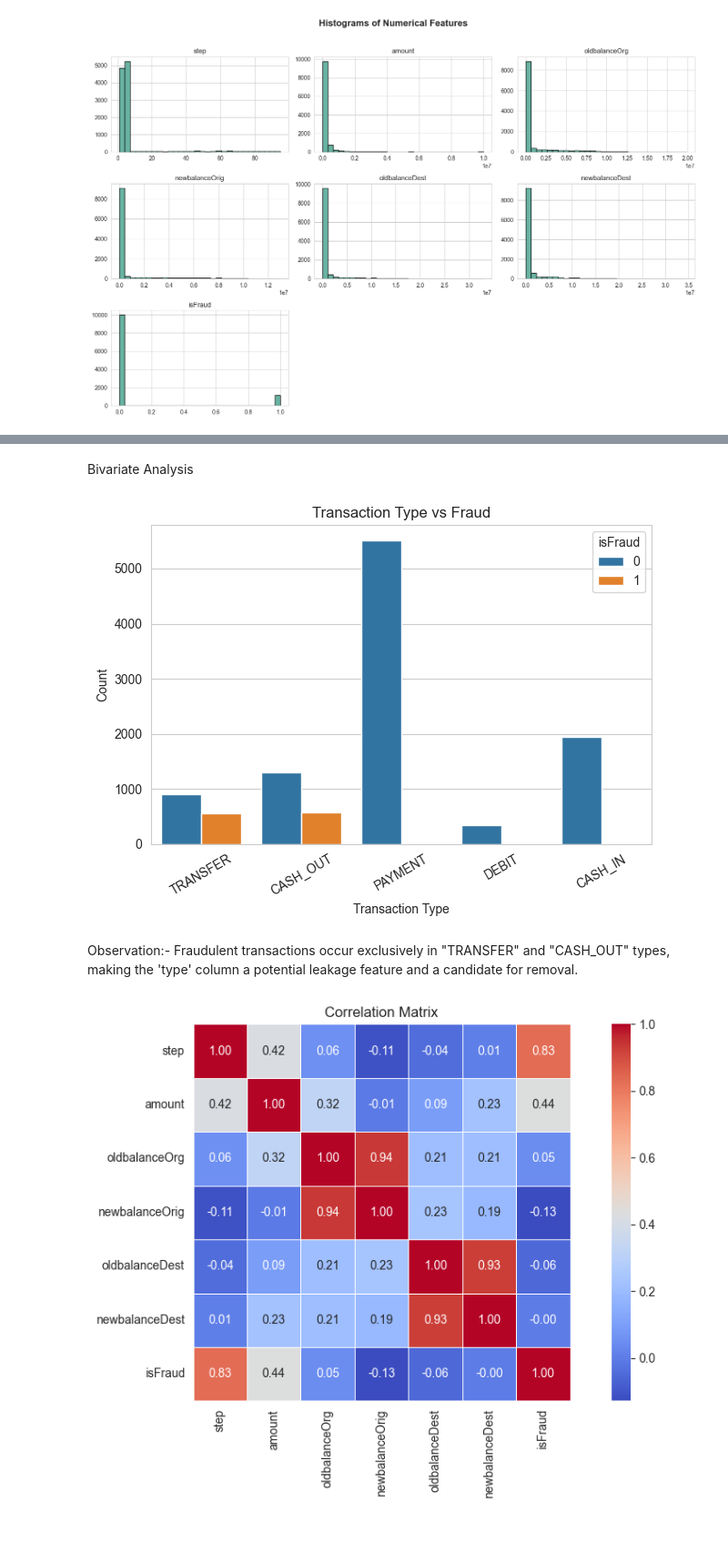
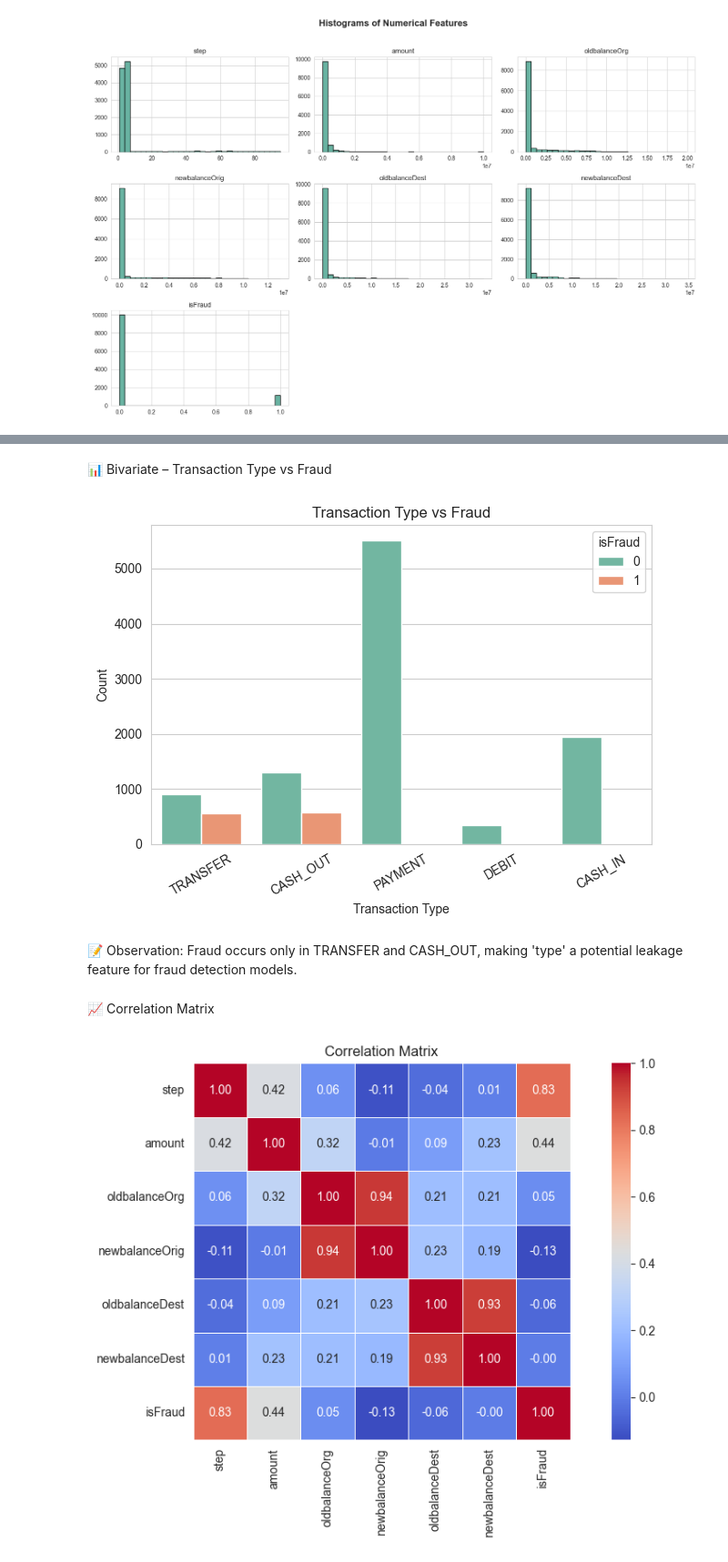
Before and after one commit to SumeetYadav0/fraud-detection-capstone, a Jupyter notebook: eda.ipynb, the cells around one changed output, grey strips where cells are left out. Shown: that part at 91% size. Cells and saved outputs as stored; diff of their text form; code cells hidden in the pictures; blank space fills up the shorter version.

```diff
--- a/eda.ipynb
+++ b/eda.ipynb
@@ -126,23 +125,22 @@ Therefore, imputation or aggressive outlier removal is not appropriate, as it ma
 # %% [markdown]
-Bivariate Analysis
+📊 Bivariate – Transaction Type vs Fraud
 # %%
-import seaborn as sns
-import matplotlib.pyplot as plt
-
-# Simple countplot for 'type' vs 'isFraud'
-sns.countplot(data=df, x='type', hue='isFraud')
+# 🎯 How does fraud vary across transaction types?
+sns.countplot(data=df, x='type', hue='isFraud', palette="Set2")
 plt.title("Transaction Type vs Fraud")
 plt.xlabel("Transaction Type")
 plt.ylabel("Count")
 plt.xticks(rotation=30)
 plt.tight_layout()
 
-# Save and show
 plt.savefig("images/transaction_type_vs_fraud.png", dpi=300)
 plt.show()
 plt.close()
 # %% [output]
-[figure, old version]
+[figure, new version]
 # %% [markdown]
-Observation:- Fraudulent transactions occur exclusively in "TRANSFER" and "CASH_OUT" types, making the 'type' column a potential leakage feature and a candidate for removal.
+📝 Observation:
+Fraud occurs only in TRANSFER and CASH_OUT, making 'type' a potential leakage feature for fraud detection models.
+# %% [markdown]
+📈 Correlation Matrix
 # %%
```
Also changed, not shown: parts of 21 cells of this notebook, 17 other files.
